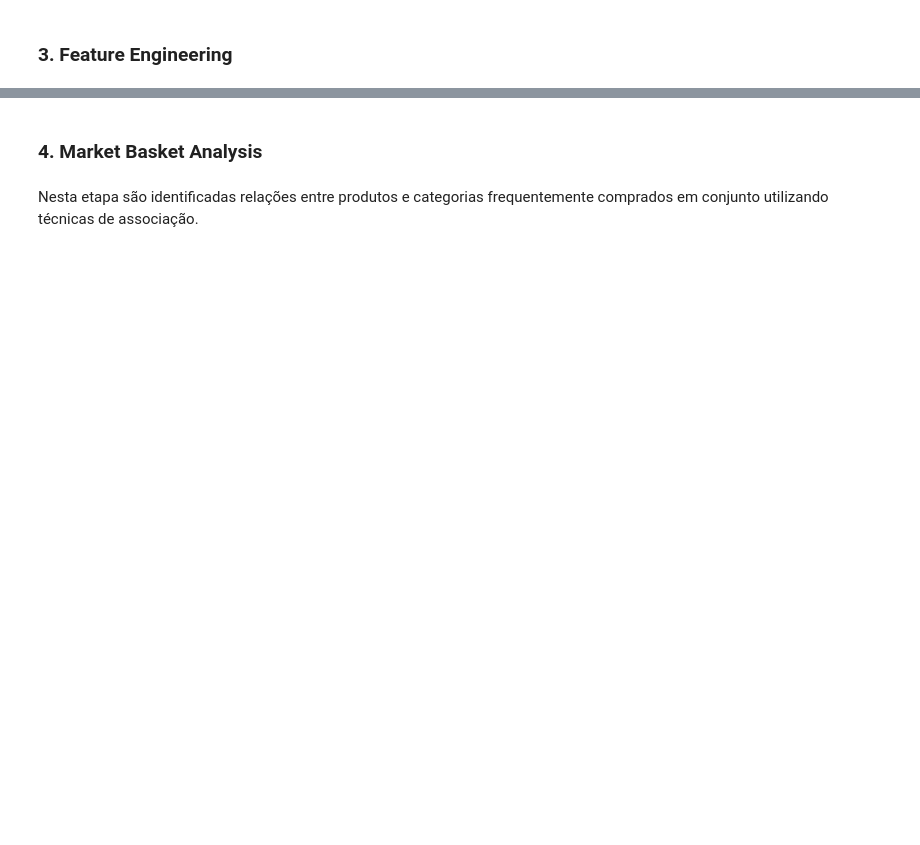
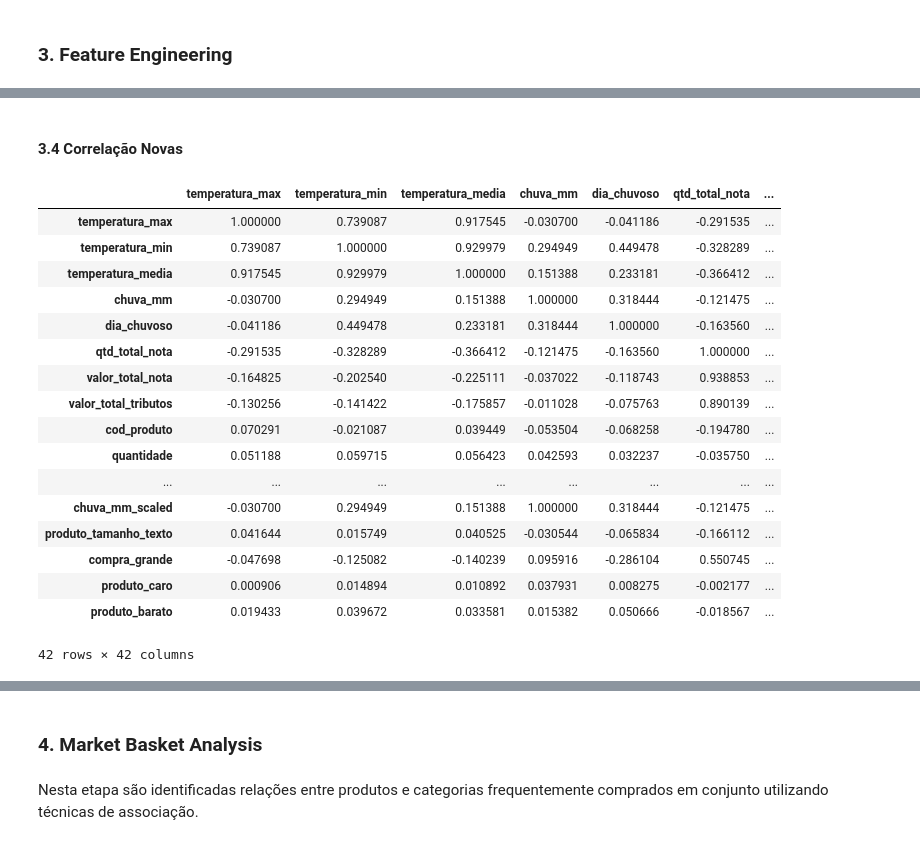
Before and after one commit to RenanScavazzini/model_supermarket, a Jupyter notebook: 03_modelagem.ipynb, the cells around one changed output, grey strips where cells are left out. Saved outputs shown, nothing was run; the diff lists cells and outputs as text; code cells hidden in the pictures; blank space fills up the shorter version.

Commit message:
versao inicial da aba de modelos

```diff
--- a/03_modelagem.ipynb
+++ b/03_modelagem.ipynb
@@ -142,3 +290,17 @@ Etapa 2 | Tempo: (00:00:00) [19/05/2026 13:26:17 - [19/05/2026 13:26:17]
 ### 3. Feature Engineering
 # %%
 tic = time.time()
+# %%
+# ==========================================================
+# FEATURE ENGINEERING
+# ==========================================================
+
+df_model = feature_engineering(df)
+
+print(
+    f'Colunas originais: {df.shape[1]}'
+)
+
+print(
+    f'Colunas após FE: {df_model.shape[1]}'
+)
@@ -145,3 +396,28 @@ tic = time.time()
+# %% [markdown]
+#### 3.4 Correlação Novas
+# %%
+df_model.corr(
+    numeric_only=True
+)
+# %% [output]
+|  | temperatura_max | temperatura_min | temperatura_media | chuva_mm | dia_chuvoso | qtd_total_nota | ... |
+| temperatura_max | 1.000000 | 0.739087 | 0.917545 | -0.030700 | -0.041186 | -0.291535 | ... |
+| temperatura_min | 0.739087 | 1.000000 | 0.929979 | 0.294949 | 0.449478 | -0.328289 | ... |
+| temperatura_media | 0.917545 | 0.929979 | 1.000000 | 0.151388 | 0.233181 | -0.366412 | ... |
+| chuva_mm | -0.030700 | 0.294949 | 0.151388 | 1.000000 | 0.318444 | -0.121475 | ... |
+| dia_chuvoso | -0.041186 | 0.449478 | 0.233181 | 0.318444 | 1.000000 | -0.163560 | ... |
+| qtd_total_nota | -0.291535 | -0.328289 | -0.366412 | -0.121475 | -0.163560 | 1.000000 | ... |
+| valor_total_nota | -0.164825 | -0.202540 | -0.225111 | -0.037022 | -0.118743 | 0.938853 | ... |
+| valor_total_tributos | -0.130256 | -0.141422 | -0.175857 | -0.011028 | -0.075763 | 0.890139 | ... |
+| cod_produto | 0.070291 | -0.021087 | 0.039449 | -0.053504 | -0.068258 | -0.194780 | ... |
+| quantidade | 0.051188 | 0.059715 | 0.056423 | 0.042593 | 0.032237 | -0.035750 | ... |
+| ... | ... | ... | ... | ... | ... | ... | ... |
+| chuva_mm_scaled | -0.030700 | 0.294949 | 0.151388 | 1.000000 | 0.318444 | -0.121475 | ... |
+| produto_tamanho_texto | 0.041644 | 0.015749 | 0.040525 | -0.030544 | -0.065834 | -0.166112 | ... |
+| compra_grande | -0.047698 | -0.125082 | -0.140239 | 0.095916 | -0.286104 | 0.550745 | ... |
+| produto_caro | 0.000906 | 0.014894 | 0.010892 | 0.037931 | 0.008275 | -0.002177 | ... |
+| produto_barato | 0.019433 | 0.039672 | 0.033581 | 0.015382 | 0.050666 | -0.018567 | ... |
+42 rows × 42 columns
 # %%
 toc = time.time()
 print(f"\n\033[33mEtapa 3 | Tempo:\033[0;0m {tictoc(tic, toc)}")
```
Also changed, not shown: parts of 52 cells of this notebook, 7 other files.
